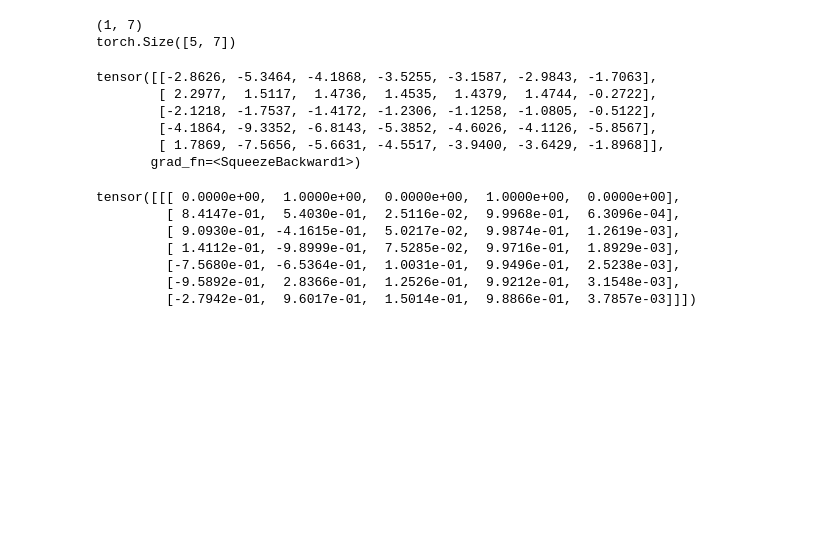
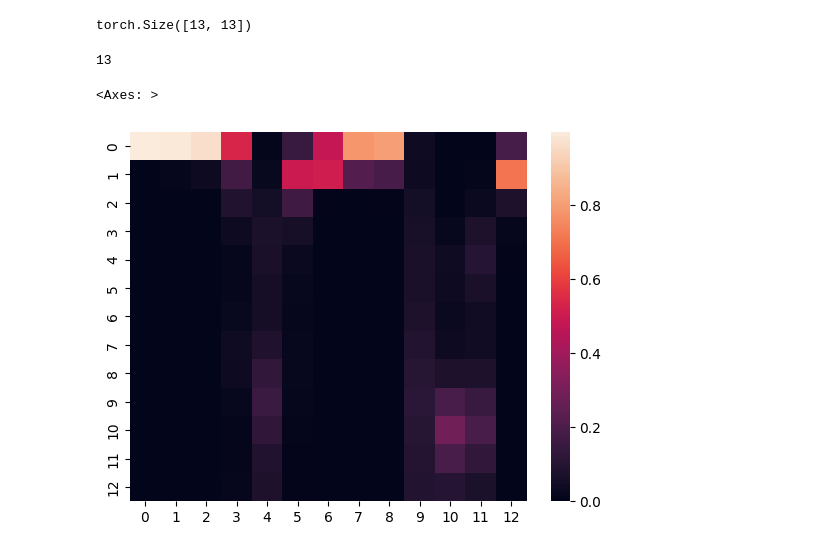
Before and after one commit to SanjayaElvitigala/hands_on_experiments_repo, a Jupyter notebook: blog/attention/try_1.ipynb, the cells around one changed output. Cells and saved outputs as stored; diff of their text form; code cells hidden in the pictures; blank space fills up the shorter version.

```diff
--- a/blog/attention/try_1.ipynb
+++ b/blog/attention/try_1.ipynb
@@ -50,0 +60,8 @@ main_df.head(3)
+# %%
+is_diff_data = True
+
+if is_diff_data:
+    main_df = pd.DataFrame(np.round(main_df[all_cols[:-1]].to_numpy()-main_df[all_cols[1:]].to_numpy(),3), columns=all_cols[:-1])
+    n_var = len(main_df.columns)
+    all_cols = list(main_df.columns)
+    main_df.head()
@@ -88,0 +226,11 @@ tensor([[15.3500, 11.0800,  8.6200,  7.2700,  6.5200,  6.0900,  6.0000]])
+# %%
+test_data = main_df.iloc[800:]
+
+test_feat_data = test_data[feat_cols].to_numpy()
+test_tgt_data = test_data[tgt_cols].to_numpy()
+
+Model.batch_size= row_count-train_len
+test_pred = Model(test_feat_data).detach().numpy()
+
+test_pred_data = pd.DataFrame(np.round(test_pred,2))
+test_pred_data.columns = [f'pred_x{i}' for i in range(OUT_VAR)]
@@ -89,31 +261,27 @@ tensor([[15.3500, 11.0800,  8.6200,  7.2700,  6.5200,  6.0900,  6.0000]])
+# %%
+test_attention_out = Model.sfmax_Q_K
+# %%
+test_attention_out[0].size()
+# %% [output]
+torch.Size([13, 13])
+# %%
+len(feat_cols)
+# %% [output]
+13
+# %%
+sns.heatmap(test_attention_out[5].detach().numpy())
+# %% [output]
+<Axes: >
+[figure, added]
 # %%
-input = main_df[all_cols].iloc[:1].to_numpy()#.reshape(1,-1)
+# batch_size = 10
+# input = main_df[all_cols].iloc[:batch_size].to_numpy().reshape((batch_size,1,7))
 
-tok_emb = TokenEmbedding(c_in=1, d_model=5)
-output_tokn = tok_emb(torch.tensor(input, dtype=torch.float32))
+# tok_emb = TokenEmbedding(c_in=1, d_emb=5)
+# output_tokn = tok_emb(torch.tensor(input, dtype=torch.float32))
 
-print(input.shape)
-print(output_tokn.shape)
+# pos_emb = PositionalEmbedding(d_emb=5)
+
+# output_pos = pos_emb(torch.tensor(input))
+
+# output_emb = output_tokn.permute(0,2,1)+output_pos
-# %% [output]
-(1, 7)
-torch.Size([5, 7])
-# %%
-output_tokn
-# %% [output]
-tensor([[-2.8626, -5.3464, -4.1868, -3.5255, -3.1587, -2.9843, -1.7063],
-        [ 2.2977,  1.5117,  1.4736,  1.4535,  1.4379,  1.4744, -0.2722],
-        [-2.1218, -1.7537, -1.4172, -1.2306, -1.1258, -1.0805, -0.5122],
-        [-4.1864, -9.3352, -6.8143, -5.3852, -4.6026, -4.1126, -5.8567],
-        [ 1.7869, -7.5656, -5.6631, -4.5517, -3.9400, -3.6429, -1.8968]],
-       grad_fn=<SqueezeBackward1>)
-# %%
-pos_emb = PositionalEmbedding(d_model=5)
-pos_emb(torch.tensor(input))
-# %% [output]
-tensor([[[ 0.0000e+00,  1.0000e+00,  0.0000e+00,  1.0000e+00,  0.0000e+00],
-         [ 8.4147e-01,  5.4030e-01,  2.5116e-02,  9.9968e-01,  6.3096e-04],
-         [ 9.0930e-01, -4.1615e-01,  5.0217e-02,  9.9874e-01,  1.2619e-03],
-         [ 1.4112e-01, -9.8999e-01,  7.5285e-02,  9.9716e-01,  1.8929e-03],
-         [-7.5680e-01, -6.5364e-01,  1.0031e-01,  9.9496e-01,  2.5238e-03],
-         [-9.5892e-01,  2.8366e-01,  1.2526e-01,  9.9212e-01,  3.1548e-03],
-         [-2.7942e-01,  9.6017e-01,  1.5014e-01,  9.8866e-01,  3.7857e-03]]])
```
Also changed, not shown: parts of 13 cells of this notebook, 2 other files.
